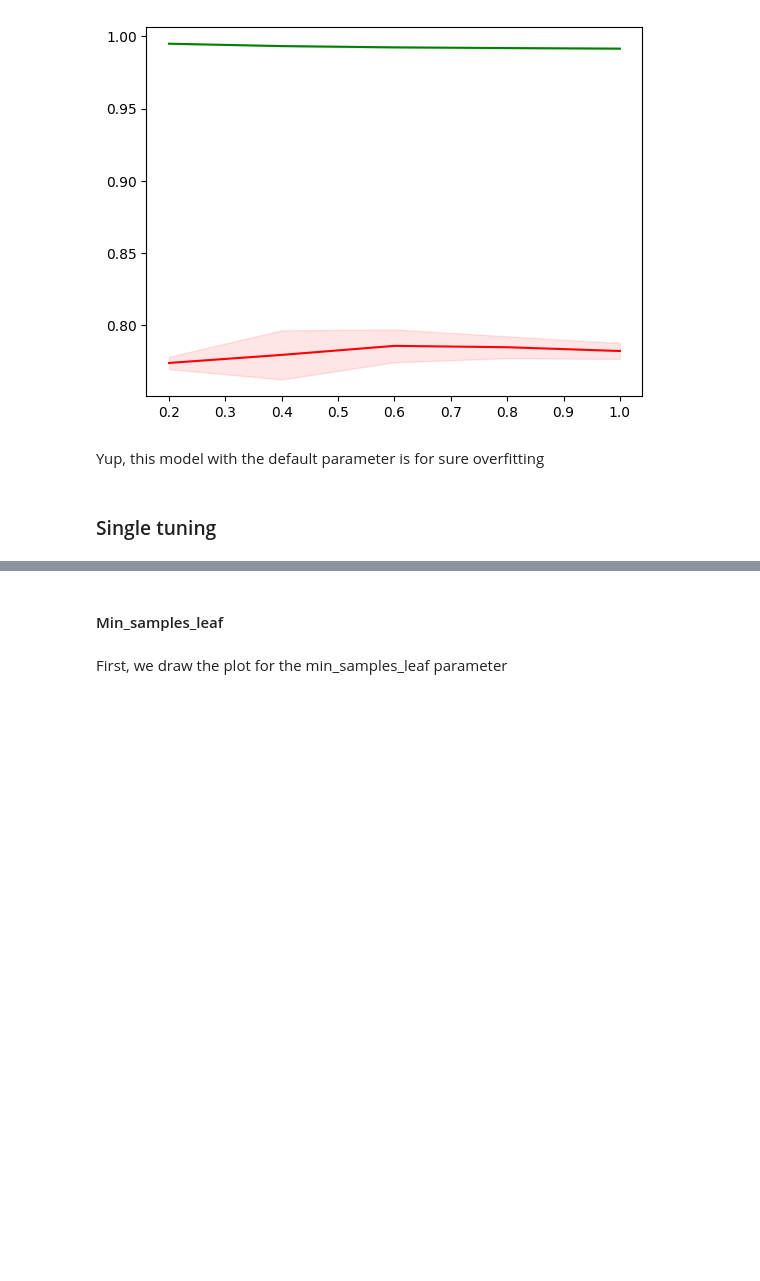
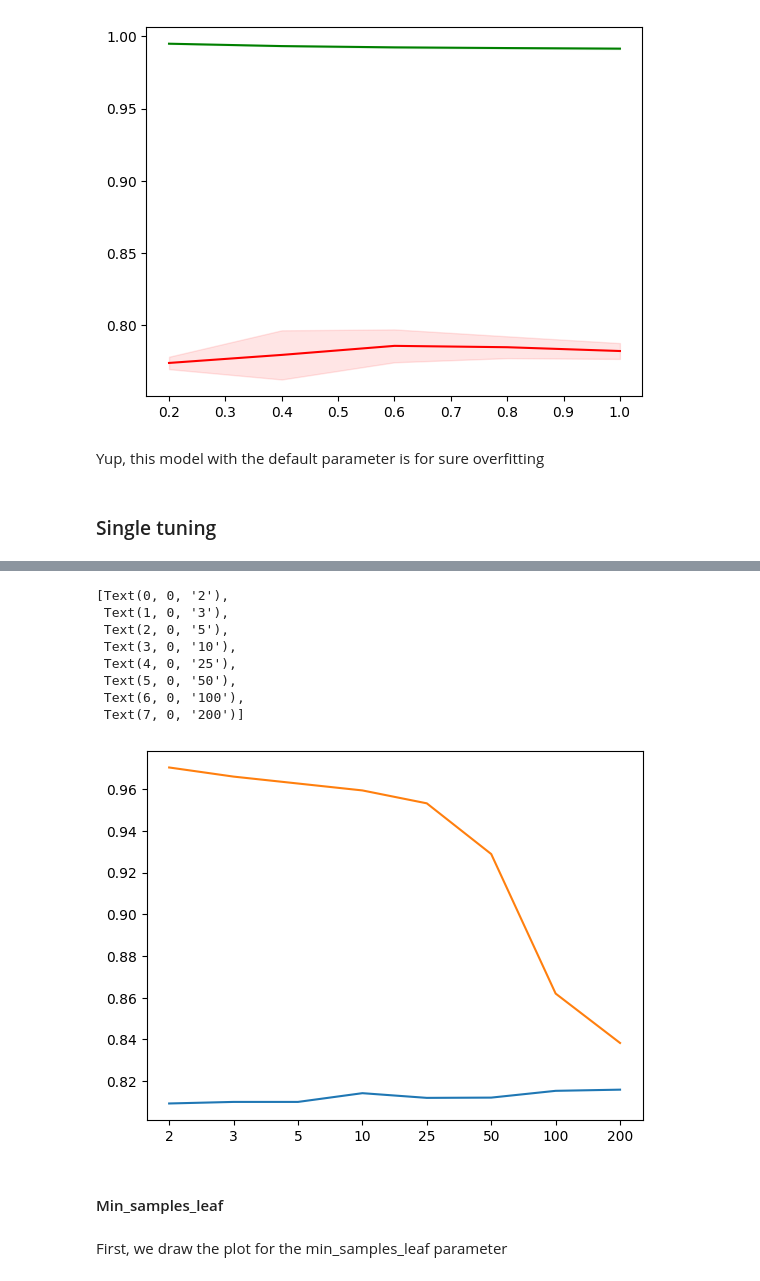
Before and after one commit to auphong2707/emotion-dectection-from-text, a Jupyter notebook: EDFT.ipynb, the cells around one changed output, grey strips where cells are left out. Saved outputs shown, nothing was run; the diff lists cells and outputs as text; code cells hidden in the pictures; blank space fills up the shorter version.

```diff
--- a/EDFT.ipynb
+++ b/EDFT.ipynb
@@ -536,3 +596,37 @@ Yup, this model with the default parameter is for sure overfitting
+# %%
+# Setting the possible value for max depth
+min_samples_split_list = [2, 3, 5, 10, 25, 50, 100, 200]
+
+trs_list = list()
+cvs_list = list()
+
+for min_samples_split in min_samples_split_list:
+    # Define model for each max_depth
+    dt_model = DecisionTreeClassifier(max_depth=255, min_samples_split=min_samples_split)
+    dt_model.fit(X_train_bow, y_train)
+
+    # Calculate the cross validation score
+    train_score = accuracy_score(y_train, dt_model.predict(X_train_bow))
+    cvs_score = np.mean(cross_val_score(dt_model, X_train_bow, y_train, cv=5, n_jobs=-1))
+
+    trs_list.append(train_score)
+    cvs_list.append(cvs_score)
+# %%
+# Draw the plot for max depth
+fig = sns.lineplot(x=list(range(len(min_samples_split_list))), y=cvs_list)
+fig = sns.lineplot(x=list(range(len(min_samples_split_list))), y=trs_list)
+fig.set_xticks(range(len(min_samples_split_list)))
+fig.set_xticklabels(min_samples_split_list)
+# %% [output]
+[Text(0, 0, '2'),
+ Text(1, 0, '3'),
+ Text(2, 0, '5'),
+ Text(3, 0, '10'),
+ Text(4, 0, '25'),
+ Text(5, 0, '50'),
+ Text(6, 0, '100'),
+ Text(7, 0, '200')]
+[figure, added]
 # %% [markdown]
 #### Min_samples_leaf
 # %% [markdown]
```
Also changed, not shown: parts of 29 cells of this notebook.
